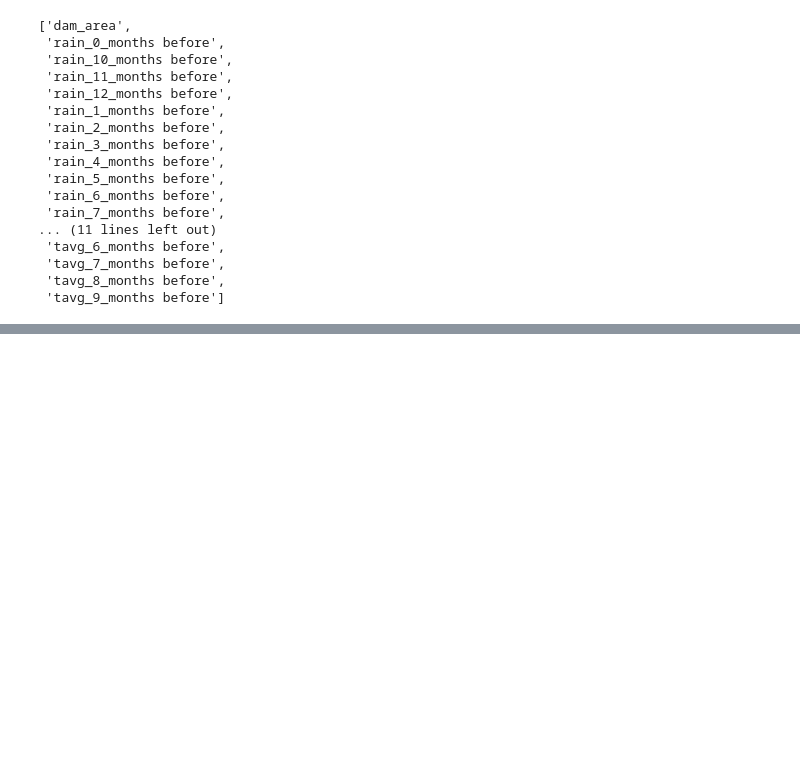
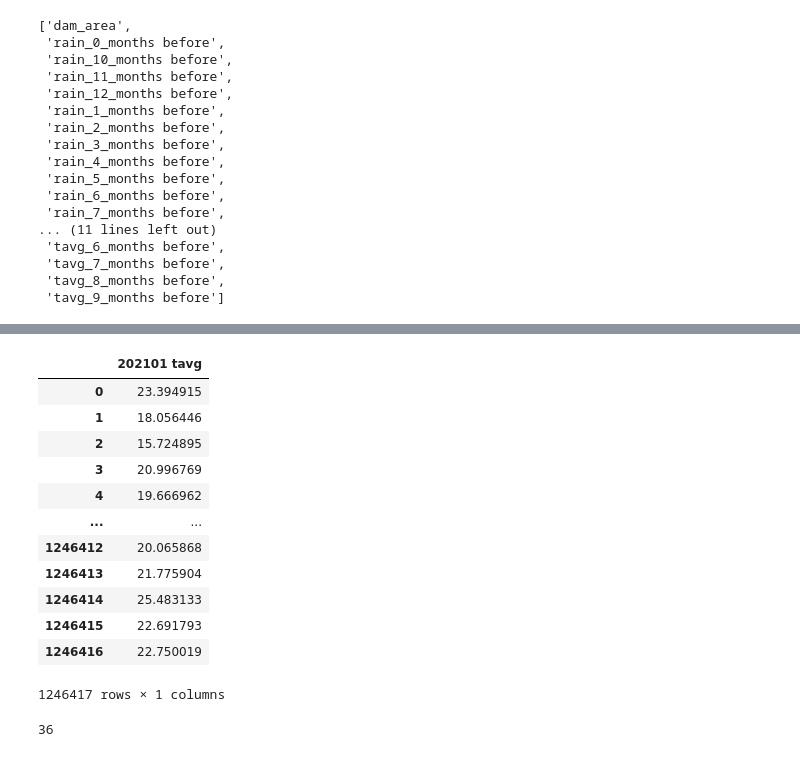
Before and after one commit to DPIRD-DMA/Weather-to-water, a Jupyter notebook: 4 Dam forecast pred XGB.ipynb, the cells around one changed output, grey strips where cells are left out. Cells and saved outputs as stored; diff of their text form; code cells hidden in the pictures; blank space fills up the shorter version.

```diff
--- a/4 Dam forecast pred XGB.ipynb
+++ b/4 Dam forecast pred XGB.ipynb
@@ -156,3 +149,26 @@ len(time_steps)
+# %%
+time_step = time_steps[0]
+ts_df = build_inf_df(time_step)
+pred_month_tavg = ts_df["tavg_0_months before"]
+# make into df with date as col name
+pred_month_tavg = pd.DataFrame(pred_month_tavg)
+pred_month_tavg.columns = [f"{time_step} tavg"]
+# pd.DataFrame(pred_month_tavg)
+pred_month_tavg
+# %% [output]
+|  | 202101 tavg |
+| 0 | 23.394915 |
+| 1 | 18.056446 |
+| 2 | 15.724895 |
+| 3 | 20.996769 |
+| 4 | 19.666962 |
+| ... | ... |
+| 1246412 | 20.065868 |
+| 1246413 | 21.775904 |
+| 1246414 | 25.483133 |
+| 1246415 | 22.691793 |
+| 1246416 | 22.750019 |
+1246417 rows × 1 columns
 # %%
 # func to run the model when given a start time
 def run_model(time_step):
@@ -186,3 +209,13 @@ monthly_ouputs = glob.glob(output_folder + "/*.pkl")
+# %%
+monthly_pred = []
+monthly_tavg = []
+for pred, tavg in monthly_outputs:
+    monthly_pred.append(pred)
+    monthly_tavg.append(tavg)
+assert len(monthly_pred) == len(time_steps)
+len(time_steps)
+# %% [output]
+36
 # %%
 # get a list of all prediction files
 len(monthly_ouputs)
```
Also changed, not shown: parts of 25 cells of this notebook, 8 other files.
